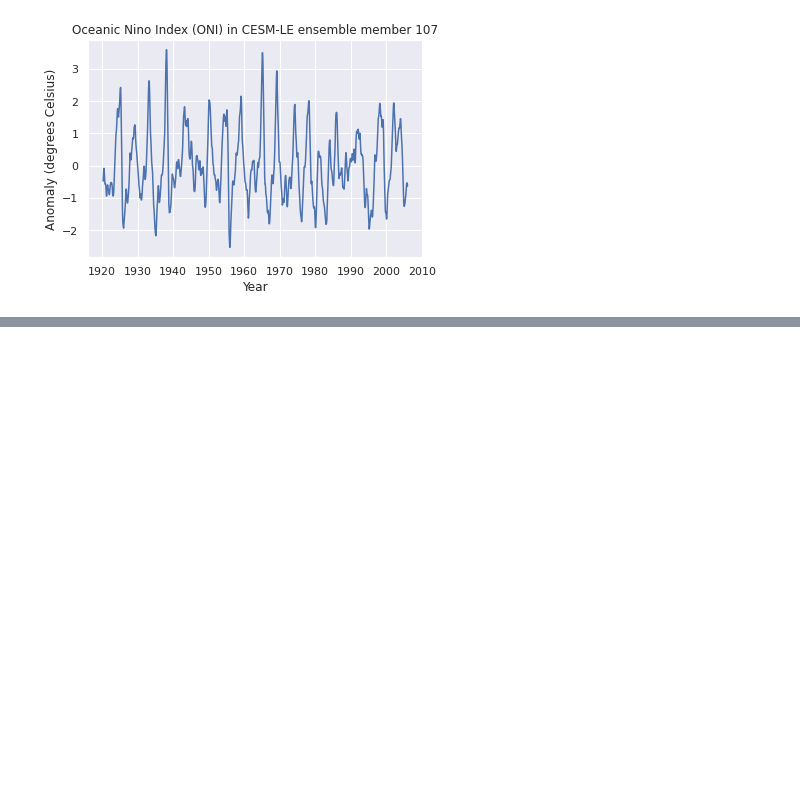
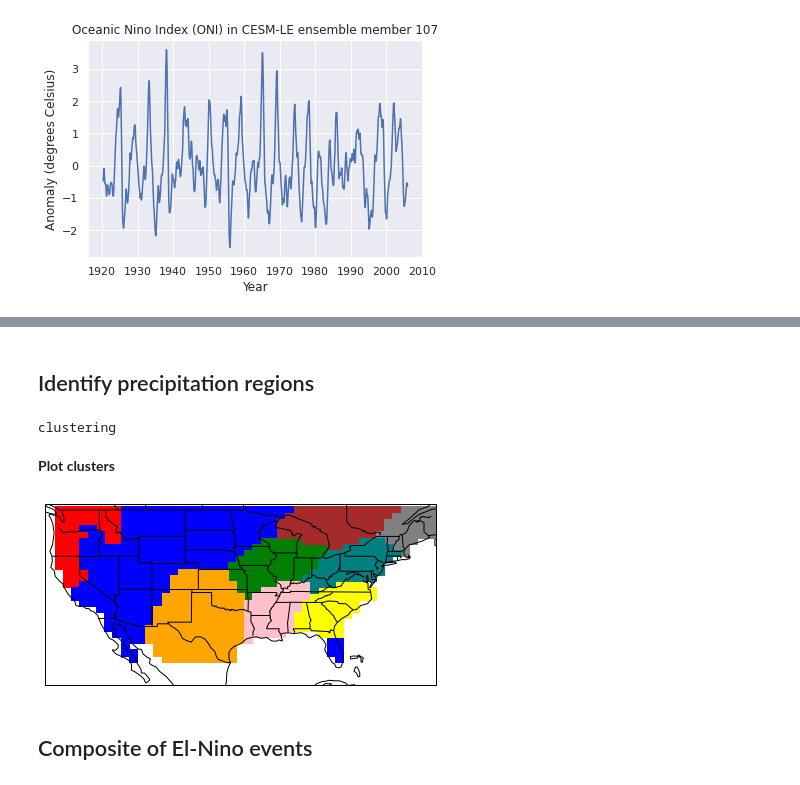
Before and after one commit to ktcarr/12.805, a Jupyter notebook: analysis.ipynb, the cells around one changed output, grey strips where cells are left out. Drawn from its saved outputs; the diff is of its cells as text; code cells hidden in the pictures; blank space fills up the shorter version.

```diff
--- a/analysis.ipynb
+++ b/analysis.ipynb
@@ -190,0 +251,53 @@ plt.show()
+# %% [markdown]
+## Identify precipitation regions
+# %%
+print('clustering')
+prect_ = prect.stack(posn=['lat','lon'])
+
+idx = np.where(~np.isnan(prect_.isel(time=0)).values)[0]
+vals = prect_.isel(posn=idx).values
+
+from sklearn.cluster import KMeans
+from copy import deepcopy
+
+# Fit kmeans
+model = KMeans(n_clusters=9)
+model.fit(vals.T)
+
+# Get labels
+labels = np.nan*deepcopy(prect_.isel(time=0, drop=True))
+labels[idx] = model.labels_
+labels = labels.unstack()
+
+k_vals = np.unique(labels.values)
+k_vals = k_vals[~np.isnan(k_vals)]
+
+cluster_mask = xr.concat([labels for _ in range(len(k_vals))], dim='cluster').assign_coords({'cluster':k_vals})
+for i,c in enumerate(cluster_mask.cluster.values):
+    cluster_mask.values[i,:] = 1. * cluster_mask.values[i,:]==c
+
+cluster_mask.values[cluster_mask.values==0] = np.nan
+# %% [output]
+clustering
+# %% [markdown]
+**Plot clusters**
+# %%
+def plot_clusters(labels, colors, plot_range=[-125.25, -66, 22.5, 50]):
+    '''Function plots clusters on map'''
+    x,y = np.meshgrid(labels.lon.values, labels.lat.values)
+    k_vals = np.unique(labels.values)
+    k_vals = k_vals[~np.isnan(k_vals)]
+    fig, ax = utils.plot_setup()
+    for i, k in enumerate(k_vals):
+        color = ListedColormap(colors[i])
+        mask = (labels.values==k)*1.
+        mask[mask==0] = np.nan
+        ax.pcolormesh(x,y,mask, cmap=color)
+    return fig, ax
+
+colors = ['red','blue','green','orange','pink','yellow', 'brown', 'gray', 'teal']
+fig, ax = plot_clusters(labels, colors = colors)
+# %% [output]
+[figure, added]
+# %% [markdown]
+## Composite of El-Nino events
```
Also changed, not shown: parts of 35 cells of this notebook, 1 other file.
